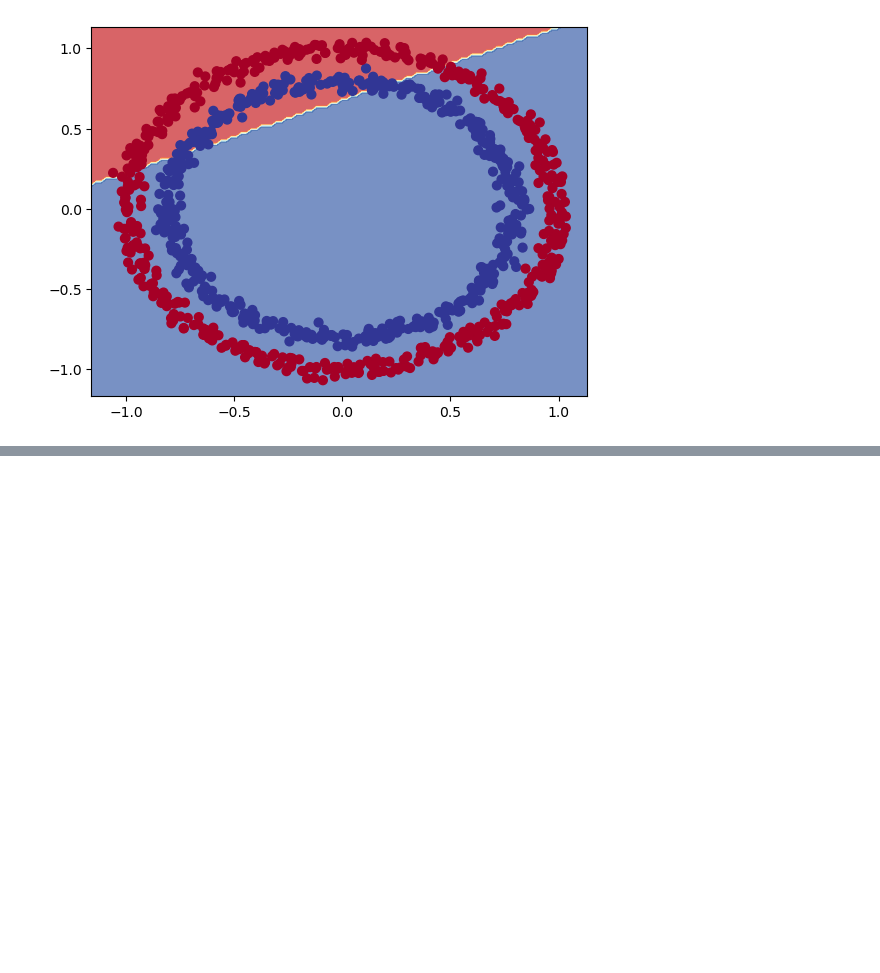
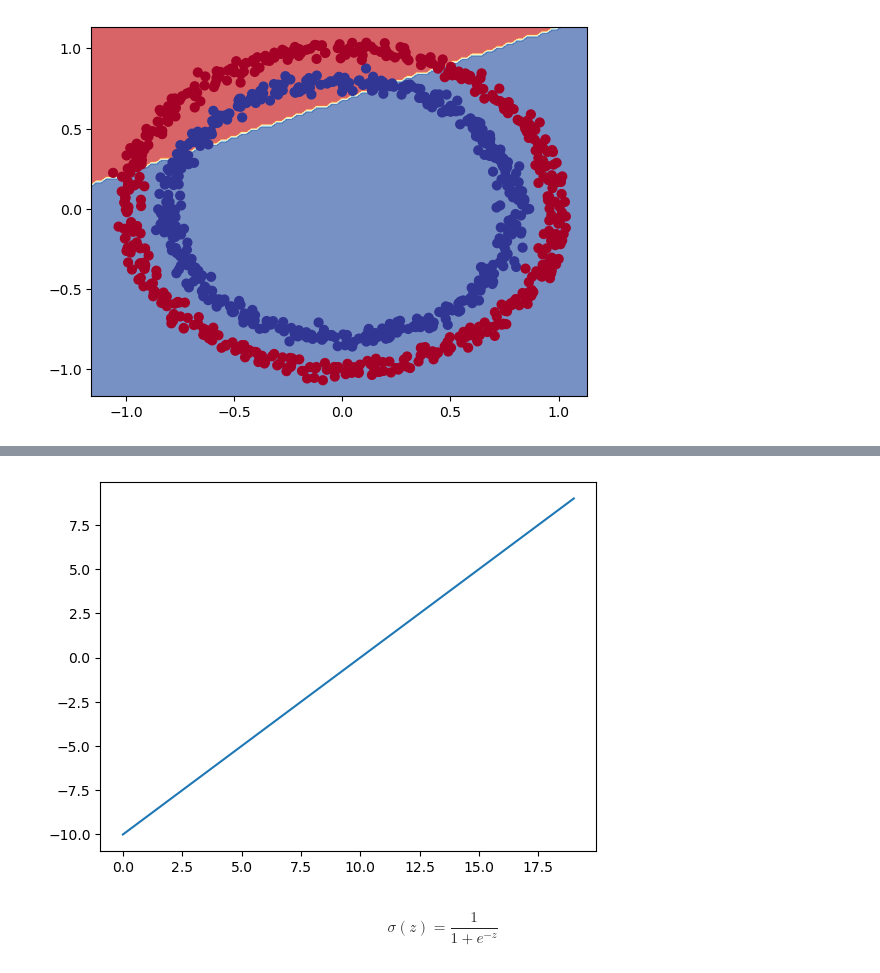
Before and after one commit to Abisoyesam/Deep-Learning-With-TensorFlow, a Jupyter notebook: 03 - Neural Network Classification/code/02 - Non-linearity.ipynb, the cells around one changed output, grey strips where cells are left out. Saved outputs shown, nothing was run; the diff lists cells and outputs as text; code cells hidden in the pictures; blank space fills up the shorter version.

```diff
--- a/03 - Neural Network Classification/code/02 - Non-linearity.ipynb
+++ b/03 - Neural Network Classification/code/02 - Non-linearity.ipynb
@@ -127,0 +245,6 @@ Doing binary classification...
+# %%
+plt.plot(A);
+# %% [output]
+[figure, added]
+# %% [markdown]
+$$\sigma (z) = \dfrac{1}{1 + e^{-z}}$$
```
Also changed, not shown: parts of 23 cells of this notebook, 3 other files.
